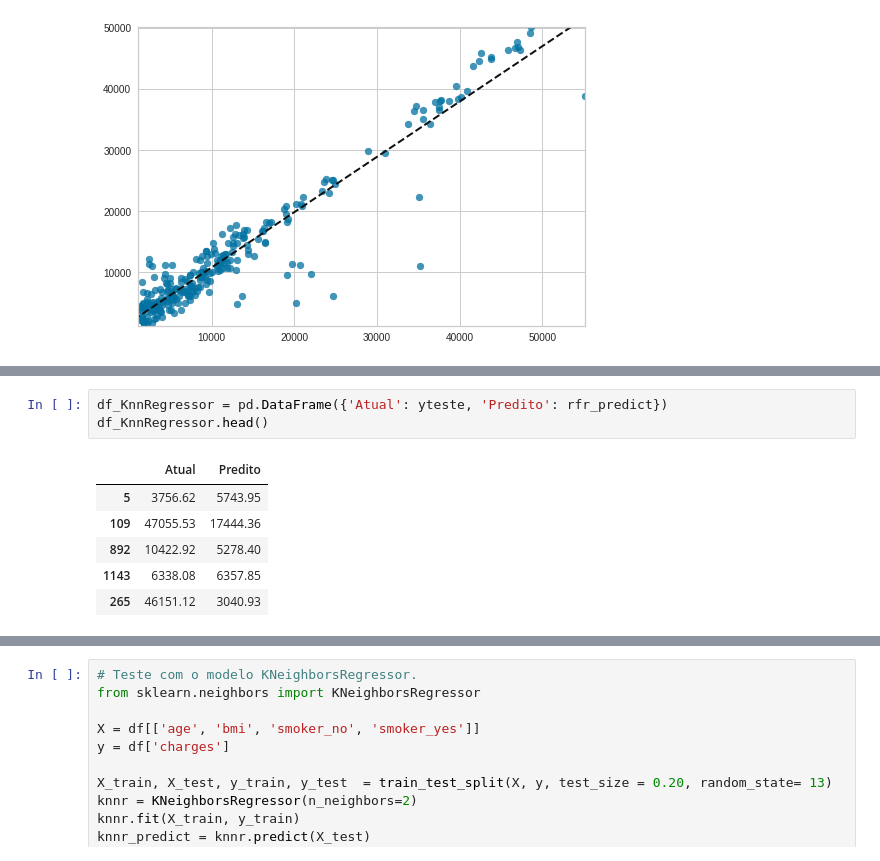
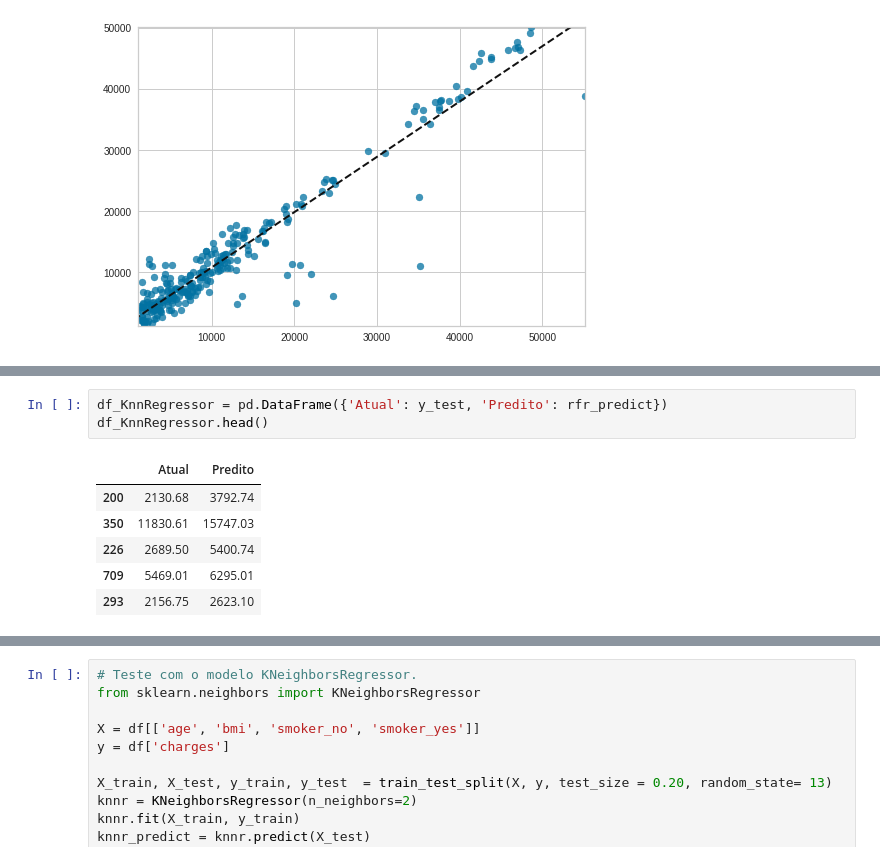
Before and after one commit to Jcnok/modelos-ml-python, a Jupyter notebook: Medical_Cost_Personal.ipynb, the cells around one changed output, grey strips where cells are left out. Drawn from its saved outputs; the diff is of its cells as text.

```diff
--- a/Medical_Cost_Personal.ipynb
+++ b/Medical_Cost_Personal.ipynb
@@ -894,13 +897,13 @@ rmse: 3862.269820807881
 # %%
-df_KnnRegressor = pd.DataFrame({'Atual': yteste, 'Predito': rfr_predict})
+df_KnnRegressor = pd.DataFrame({'Atual': y_test, 'Predito': rfr_predict})
 df_KnnRegressor.head()
 # %% [output]
 |  | Atual | Predito |
-| 5 | 3756.62 | 5743.95 |
-| 109 | 47055.53 | 17444.36 |
-| 892 | 10422.92 | 5278.40 |
-| 1143 | 6338.08 | 6357.85 |
-| 265 | 46151.12 | 3040.93 |
+| 200 | 2130.68 | 3792.74 |
+| 350 | 11830.61 | 15747.03 |
+| 226 | 2689.50 | 5400.74 |
+| 709 | 5469.01 | 6295.01 |
+| 293 | 2156.75 | 2623.10 |
 # %%
 #visualização do resultado do modelo de predição.
 viz = PredictionError(rfr)
```
Also changed, not shown: parts of 38 cells of this notebook.
